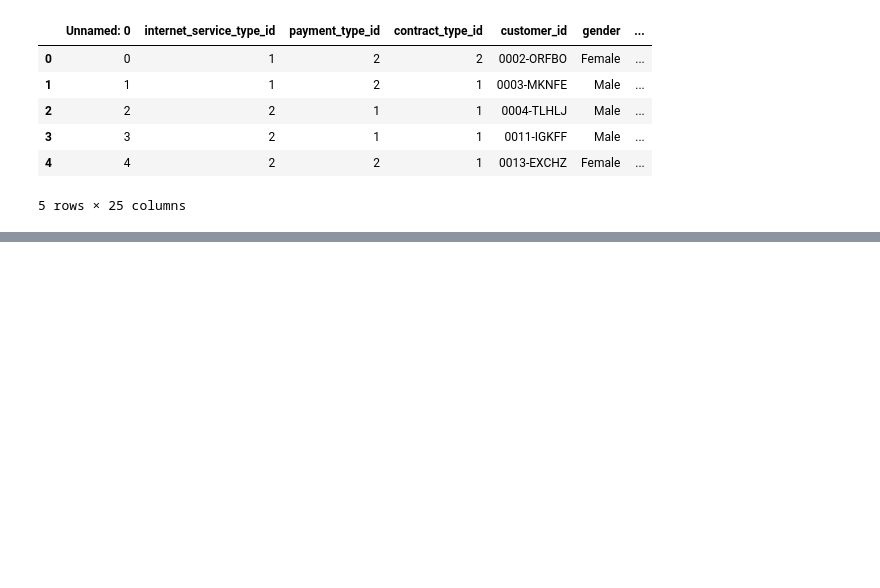
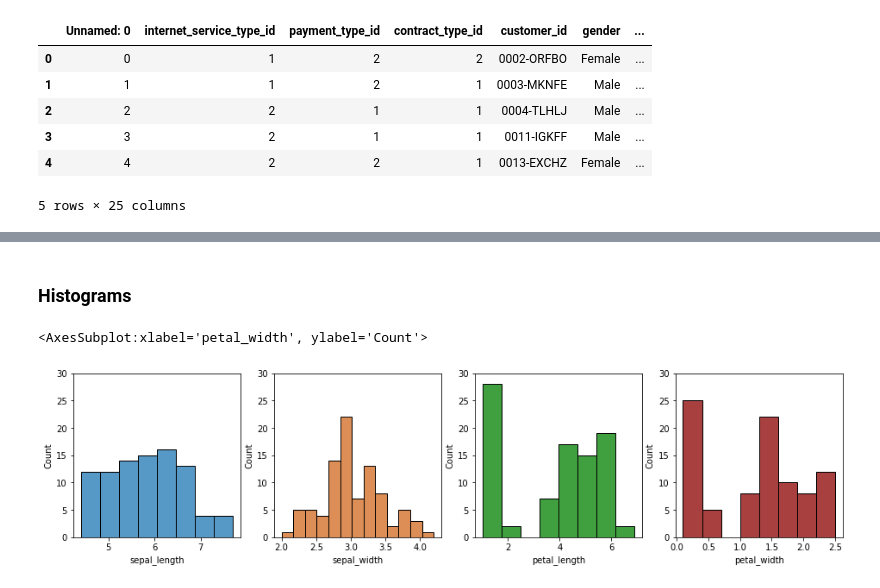
Before and after one commit to AndrewRachuig/classification-exercises, a Jupyter notebook: classification-exercises.ipynb, the cells around one changed output, grey strips where cells are left out. Saved outputs shown, nothing was run; the diff lists cells and outputs as text; code cells hidden in the pictures; blank space fills up the shorter version.

```diff
--- a/classification-exercises.ipynb
+++ b/classification-exercises.ipynb
@@ -445,0 +588,6 @@ memory usage: 1.2+ MB
+# %%
+cleaned_iris = prepare.prep_iris(iris)
+cleaned_iris.head()
+# This step does not get rid of categorical columns yet so as to make exploratory data analysis easier to do. I will
+# remove this categorical column ('species_name') later.  I will however split it now in order to now explore the
+# data deeply.
@@ -445,0 +601,2 @@ memory usage: 1.2+ MB
+# %%
+iris_train_validate, iris_test = train_test_split(cleaned_iris, train_size = 0.8, stratify = iris.species, random_state = 3323)
@@ -445,0 +607,2 @@ memory usage: 1.2+ MB
+# %%
+iris_train, iris_validate = train_test_split(iris_train_validate, train_size = .75, stratify = iris_train_validate.species, random_state=1337)
@@ -445,0 +630,23 @@ memory usage: 1.2+ MB
+# %% [markdown]
+### Histograms
+# %%
+# Histograms for sepal length, sepal width, petal length, and petal width plotted
+plt.figure(figsize=(16, 3.5))
+plt.subplot(141)
+plt.ylim(0, 30)
+sns.histplot(iris_train.sepal_length)
+
+plt.subplot(142)
+plt.ylim(0, 30)
+sns.histplot(iris_train.sepal_width, color =  "chocolate")
+
+plt.subplot(143)
+plt.ylim(0, 30)
+sns.histplot(iris_train.petal_length, color = "green")
+
+plt.subplot(144)
+plt.ylim(0, 30)
+sns.histplot(iris_train.petal_width, color = "darkred")
+# %% [output]
+<AxesSubplot:xlabel='petal_width', ylabel='Count'>
+[figure, added]
```
Also changed, not shown: parts of 57 cells of this notebook, 1 other file.
